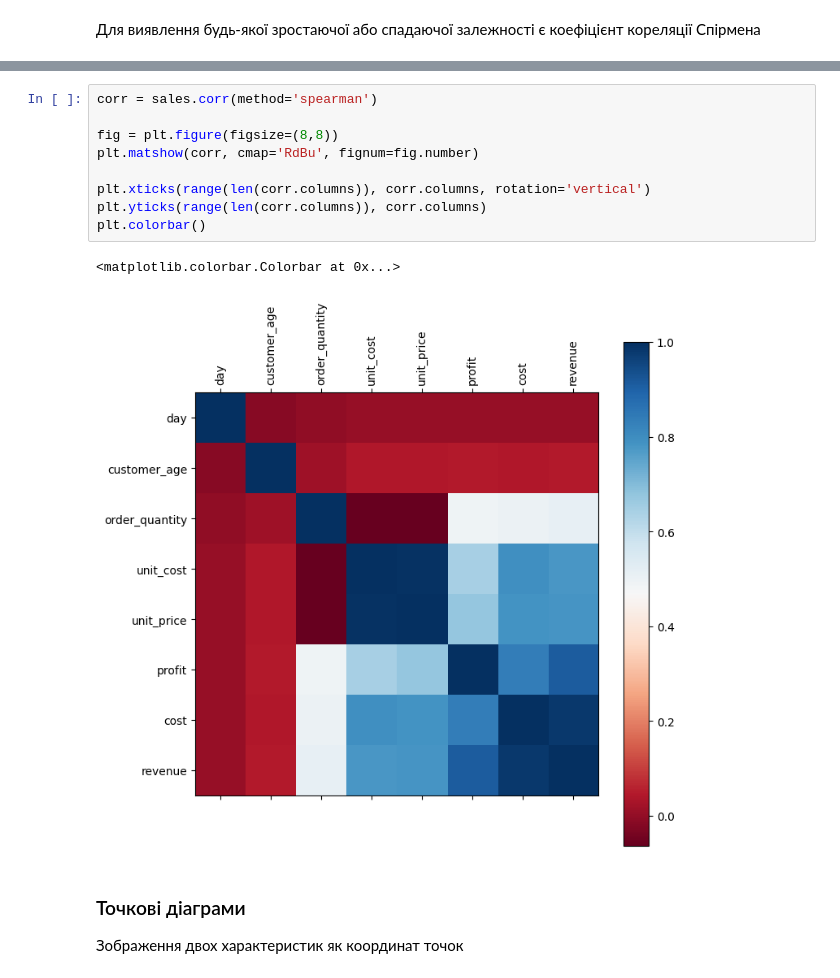
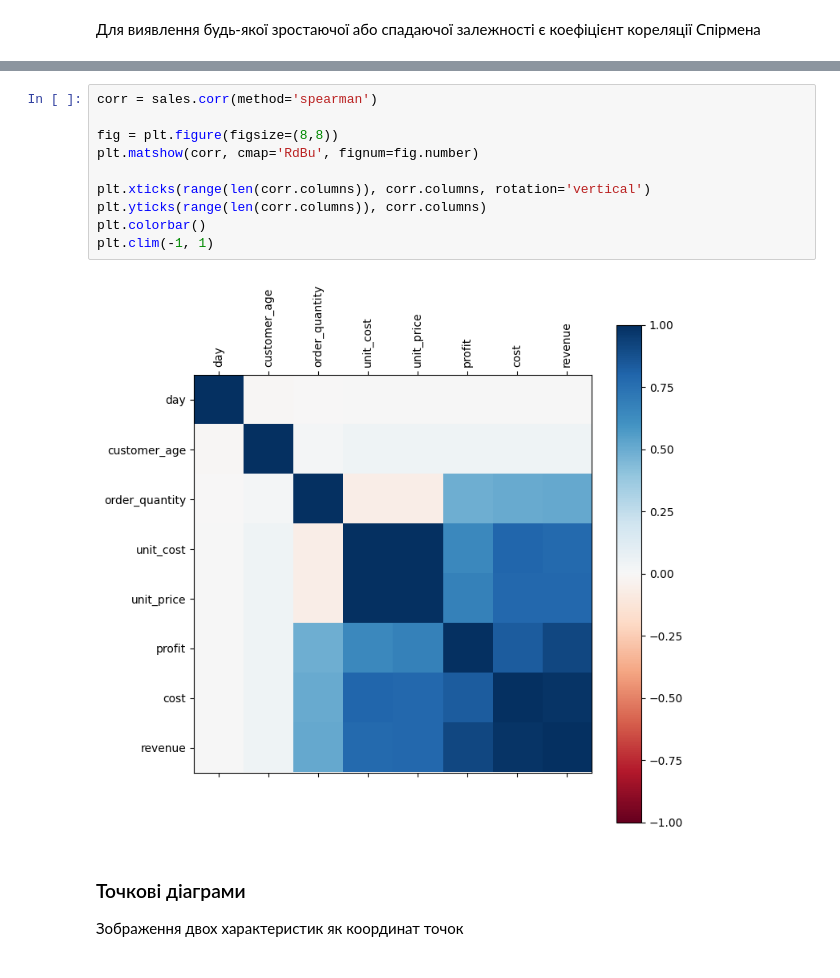
Before and after one commit to HalyshAnton/IT-Step-Pyton-AI, a Jupyter notebook: module2/data_analysis.ipynb, the cells around one changed output, grey strips where cells are left out. Cells and saved outputs as stored; diff of their text form.

```diff
--- a/module2/data_analysis.ipynb
+++ b/module2/data_analysis.ipynb
@@ -405,15 +402,15 @@ x^4  1.0  1.0
 # %%
 corr = sales.corr(method='spearman')
 
 fig = plt.figure(figsize=(8,8))
 plt.matshow(corr, cmap='RdBu', fignum=fig.number)
 
 plt.xticks(range(len(corr.columns)), corr.columns, rotation='vertical')
 plt.yticks(range(len(corr.columns)), corr.columns)
 plt.colorbar()
+plt.clim(-1, 1)
 # %% [output]
-<matplotlib.colorbar.Colorbar at 0x...>
-[figure, old version]
+[figure, new version]
 # %% [markdown]
 ### Точкові діаграми
 Зображення двох характеристик як координат точок
```
Also changed, not shown: parts of 5 cells of this notebook.
